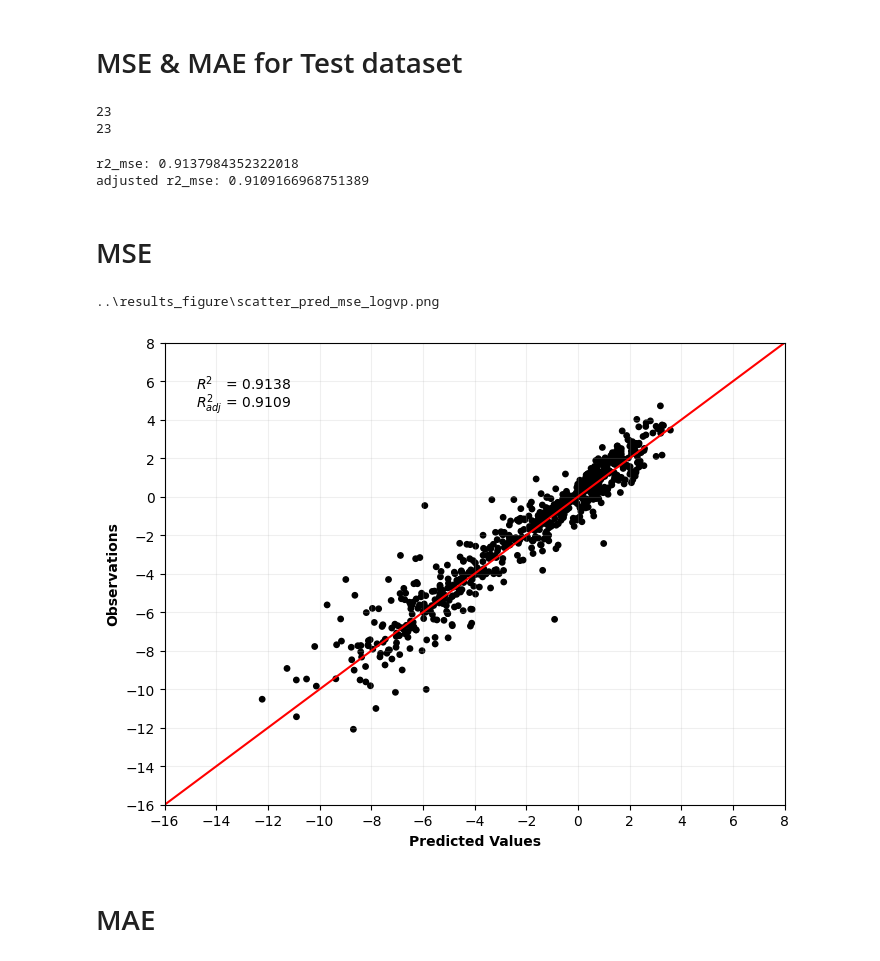
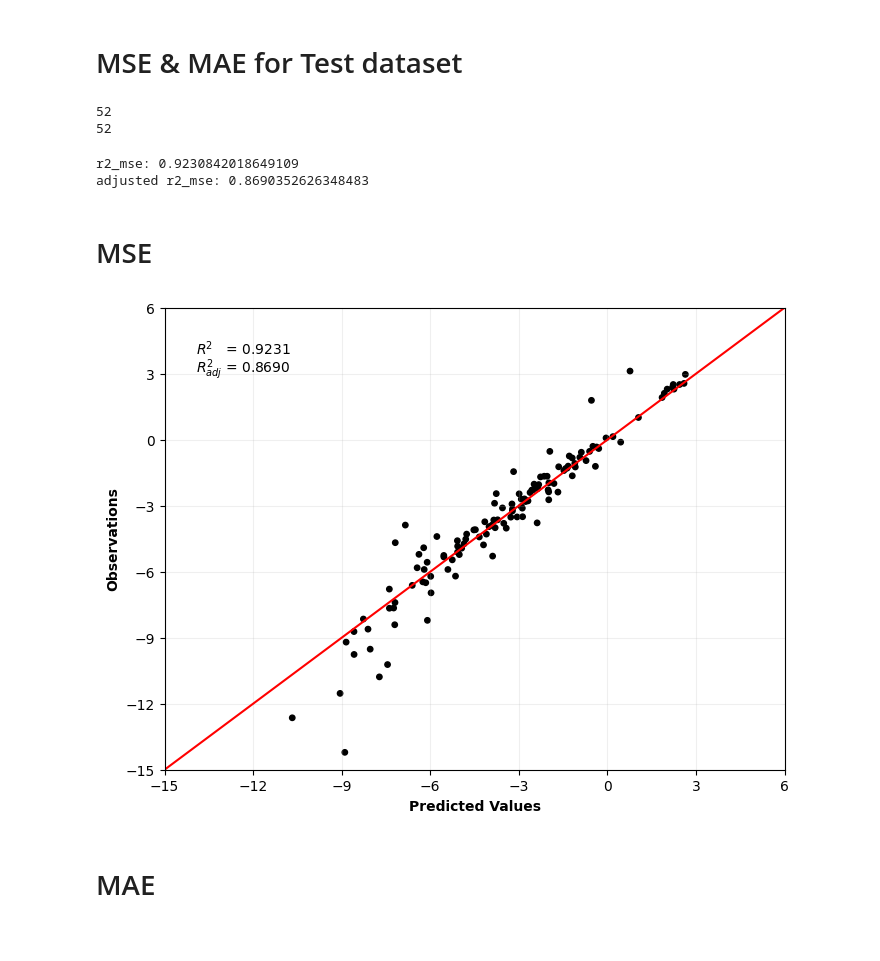
Before and after one commit to DSjayjang/Project, a Jupyter notebook: ChemGCNs/visualization/scatter_pred.ipynb, the cells around one changed output. Saved outputs shown, nothing was run; the diff lists cells and outputs as text; code cells hidden in the pictures.

```diff
--- a/ChemGCNs/visualization/scatter_pred.ipynb
+++ b/ChemGCNs/visualization/scatter_pred.ipynb
@@ -5,7 +5,7 @@ import pandas as pd
 import matplotlib.pyplot as plt
 from sklearn.metrics import r2_score
 # %%
-dataset = 'logvp' # freesolv / esol / lipo / logvp_old / logp / logvp
+dataset = 'freesolv' # freesolv / esol / lipo / logvp_old / logp / logvp
 save_dir = r'..\results_figure'
 # %% [markdown]
 # MSE & MAE for Test dataset
@@ -18,8 +18,8 @@ print(df_test_MSE.shape[1])
 df_test_MAE = pd.read_csv(r'..\results_datasets\result_test_' + dataset + '_mae' + '.csv')
 print(df_test_MAE.shape[1])
 # %% [output]
-23
-23
+52
+52
 # %%
 # # MSE
 # df_test_MSE = pd.read_csv(r'..\results_datasets\result_test_mse' + '.csv')
@@ -45,8 +45,8 @@ print('r2_mse:', r2_mse)
 adjusted_r2_mse = ((len(df_test_MSE) - 1) * r2_mse - df_test_MSE.shape[1]) / (len(df_test_MSE) - df_test_MSE.shape[1] - 1)
 print('adjusted r2_mse:', adjusted_r2_mse)
 # %% [output]
-r2_mse: 0.9137984352322018
-adjusted r2_mse: 0.9109166968751389
+r2_mse: 0.9230842018649109
+adjusted r2_mse: 0.8690352626348483
 # %% [markdown]
 # MSE
 # %%
@@ -88,46 +88,39 @@ elif dataset == 'logp':
     plt.xlim(-4, 6)
     plt.ylim(-4, 6)
     plt.xticks(range(-4, 7, 1))
     plt.yticks(range(-4, 7, 1))
-elif dataset == 'logvp_old':
-    plt.xlim(-15, 15)
-    plt.ylim(-15, 15)
-    plt.xticks(range(-15, 16, 3))
-    plt.yticks(range(-15, 16, 3))
 elif dataset == 'logvp':
     plt.xlim(-16, 8)
     plt.ylim(-16, 8)
     plt.xticks(range(-16, 9, 2))
     plt.yticks(range(-16, 9, 2))
 # elif dataset == 'vd':
 #     plt.xlim(0, 8)
 #     plt.ylim(0, 8)
 #     plt.xticks(range(0, 9, 1))
 #     plt.yticks(range(0, 9, 1))
 
 plt.xlabel("Predicted Values", fontweight = 'bold')
 plt.ylabel("Observations", fontweight = 'bold')
 
 plt.text(0.05, 0.90, rf'$R{{^2}}$   = {r2_mse:.4f}',
          transform = plt.gca().transAxes,
          fontsize = 10,)
 plt.text(0.05, 0.86, rf'$R_{{adj}}^2$ = {adjusted_r2_mse:.4f}',
          transform = plt.gca().transAxes,
          fontsize = 10,)
 
-
 plt.grid(alpha = 0.2)
 
-# 저장
-file_name = f'scatter_pred_mse_{dataset}.png'
-file_path = os.path.join(save_dir, file_name)
-print(file_path)
-plt.savefig(file_path, dpi = 300, bbox_inches = 'tight')
+# # 저장
+# file_name = f'scatter_pred_mse_{dataset}.png'
+# file_path = os.path.join(save_dir, file_name)
+# print(file_path)
+# plt.savefig(file_path, dpi = 300, bbox_inches = 'tight')
 
 plt.show()
 # %% [output]
-..\results_figure\scatter_pred_mse_logvp.png
-[figure, old version]
+[figure, new version]
 # %% [markdown]
 # MAE
 # %%
```
Also changed, not shown: parts of 1 cell of this notebook, 9 other files.
